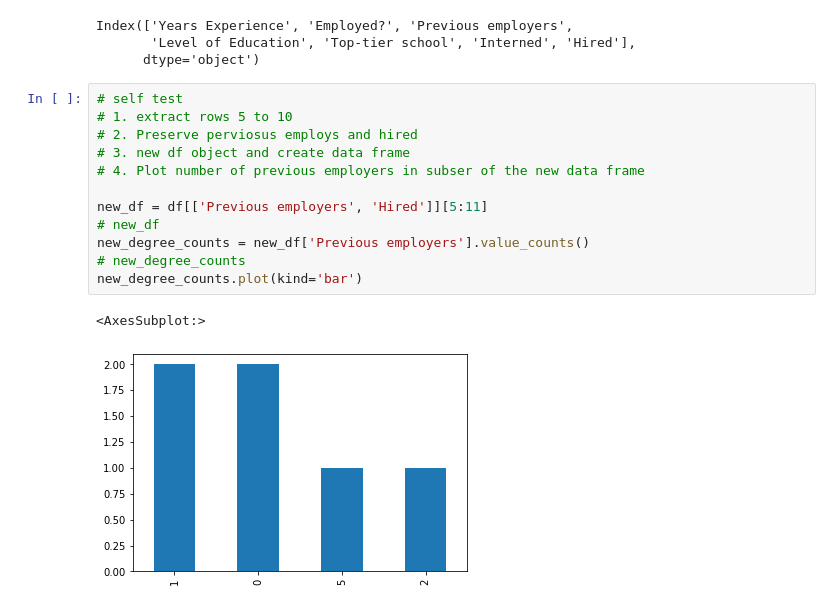
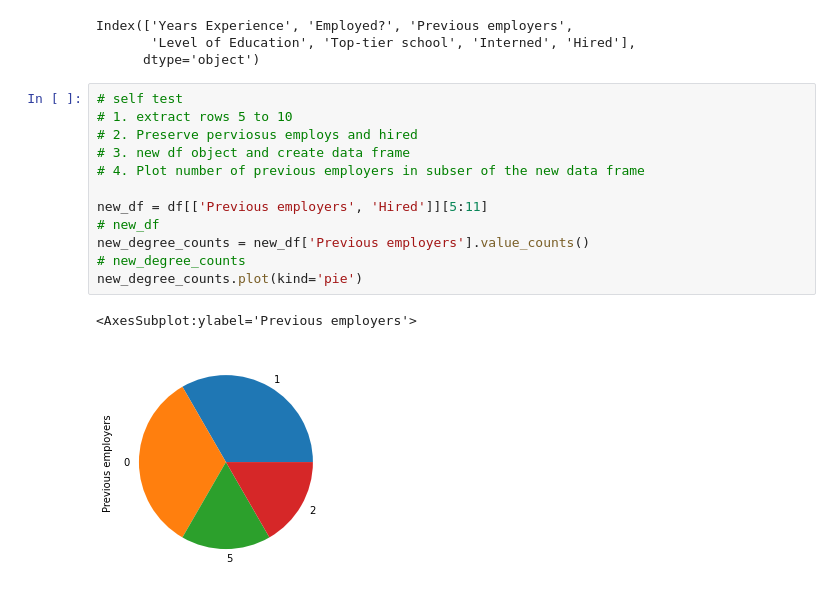
Before and after one commit to DhruvDoshi/MLCourse, a Jupyter notebook: PandasTutorial.ipynb, the cells around one changed output. Cells and saved outputs as stored; diff of their text form.

```diff
--- a/PandasTutorial.ipynb
+++ b/PandasTutorial.ipynb
@@ -239,15 +239,15 @@ Index(['Years Experience', 'Employed?', 'Previous employers',
 # %%
 # self test
 # 1. extract rows 5 to 10
 # 2. Preserve perviosus employs and hired
 # 3. new df object and create data frame
 # 4. Plot number of previous employers in subser of the new data frame
 
 new_df = df[['Previous employers', 'Hired']][5:11]
 # new_df
 new_degree_counts = new_df['Previous employers'].value_counts()
 # new_degree_counts
-new_degree_counts.plot(kind='bar')
+new_degree_counts.plot(kind='pie')
 # %% [output]
-<AxesSubplot:>
+<AxesSubplot:ylabel='Previous employers'>
-[figure, old version]
+[figure, new version]
```
